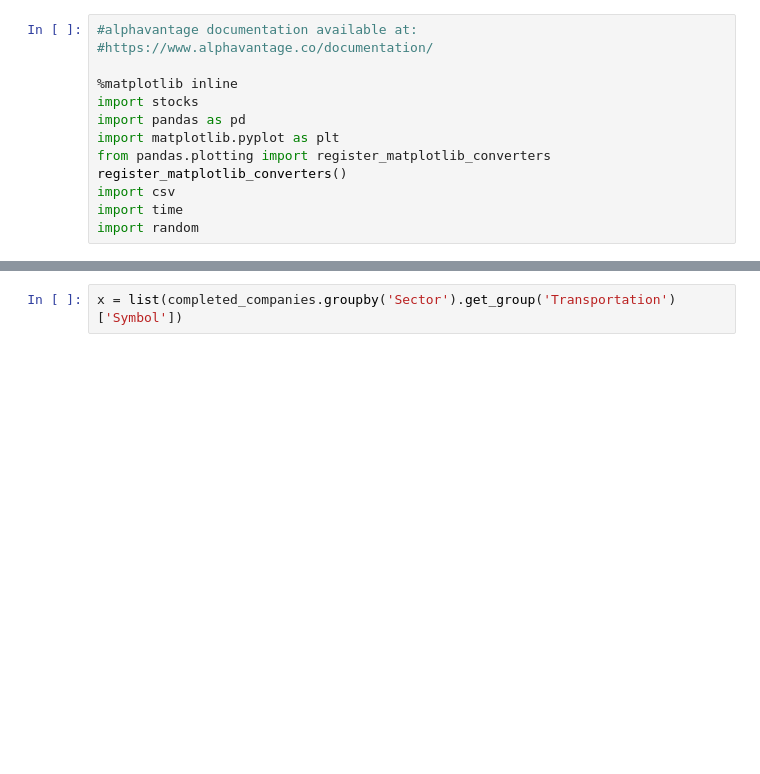
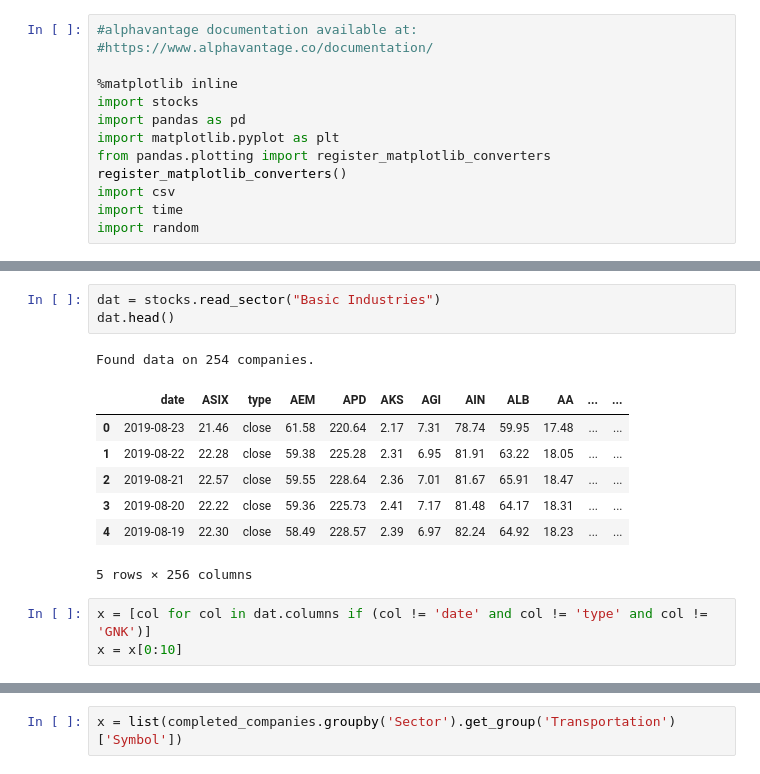
Before and after one commit to ericjm24/PersonalProjects, a Jupyter notebook: Finance/PyFinance.ipynb, the cells around one changed output, grey strips where cells are left out. Drawn from its saved outputs; the diff is of its cells as text; blank space fills up the shorter version.

```diff
--- a/Finance/PyFinance.ipynb
+++ b/Finance/PyFinance.ipynb
@@ -137,2 +45,17 @@ x = list(completed_companies.groupby('Sector').get_group('Basic Industries').gro
+# %%
+dat = stocks.read_sector("Basic Industries")
+dat.head()
+# %% [output]
+Found data on 254 companies.
+|  | date | ASIX | type | AEM | APD | AKS | AGI | AIN | ALB | AA | ... | ... |
+| 0 | 2019-08-23 | 21.46 | close | 61.58 | 220.64 | 2.17 | 7.31 | 78.74 | 59.95 | 17.48 | ... | ... |
+| 1 | 2019-08-22 | 22.28 | close | 59.38 | 225.28 | 2.31 | 6.95 | 81.91 | 63.22 | 18.05 | ... | ... |
+| 2 | 2019-08-21 | 22.57 | close | 59.55 | 228.64 | 2.36 | 7.01 | 81.67 | 65.91 | 18.47 | ... | ... |
+| 3 | 2019-08-20 | 22.22 | close | 59.36 | 225.73 | 2.41 | 7.17 | 81.48 | 64.17 | 18.31 | ... | ... |
+| 4 | 2019-08-19 | 22.30 | close | 58.49 | 228.57 | 2.39 | 6.97 | 82.24 | 64.92 | 18.23 | ... | ... |
+5 rows × 256 columns
+# %%
+x = [col for col in dat.columns if (col != 'date' and col != 'type' and col != 'GNK')]
+x = x[0:10]
 # %%
 plt.figure(figsize=(16,12))
```
Also changed, not shown: parts of 33 cells of this notebook, 6 other files.
